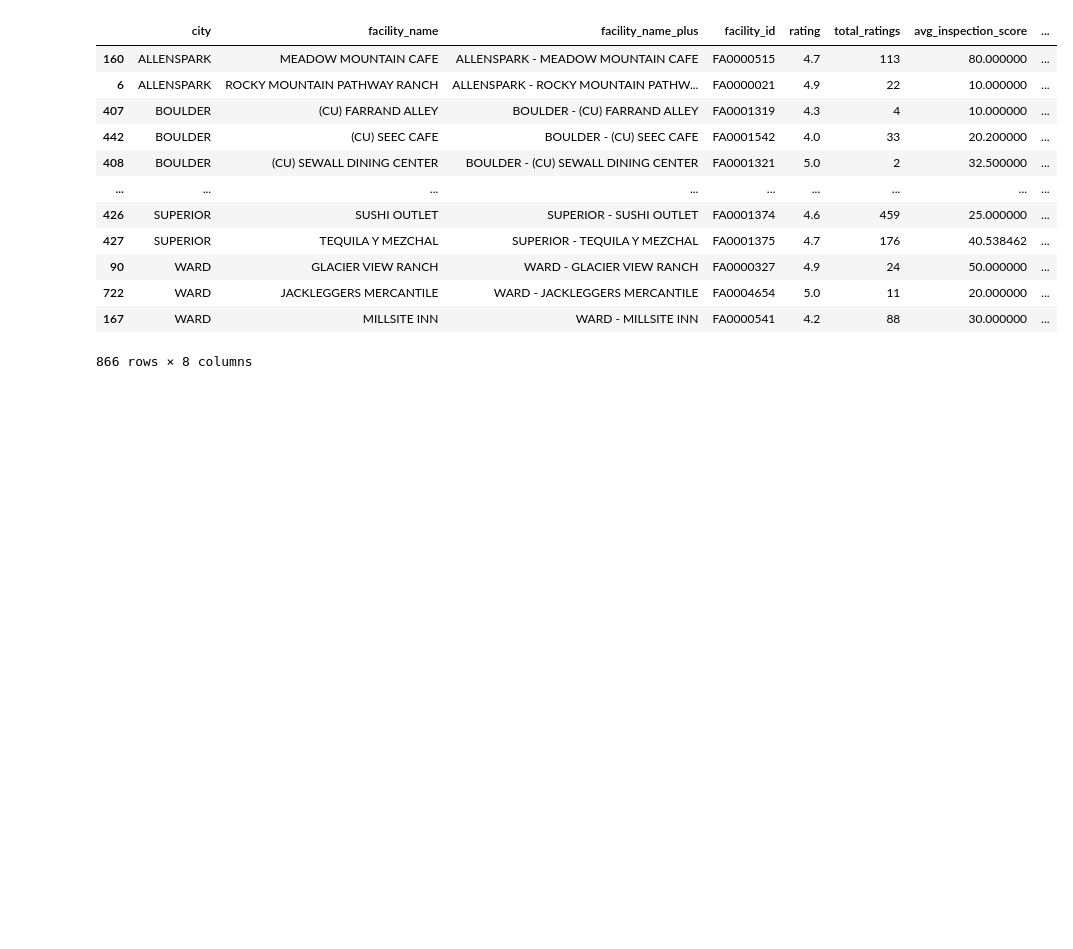
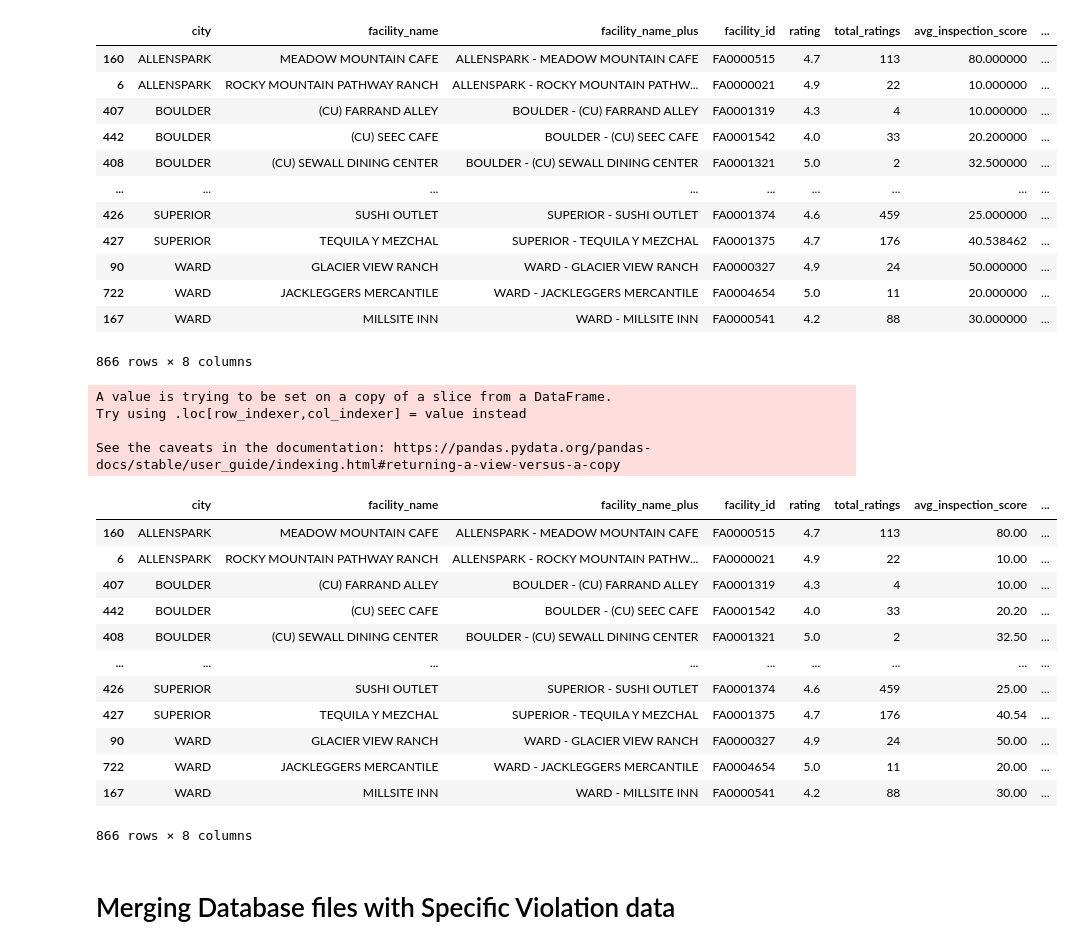
Before and after one commit to kchavez05/boulder-co-health, a Jupyter notebook: Data_Prep/Tableau_cities.ipynb, the cells around one changed output. Saved outputs shown, nothing was run; the diff lists cells and outputs as text; code cells hidden in the pictures; blank space fills up the shorter version.

Commit message:
Json Generation File Manipulation

```diff
--- a/Data_Prep/Tableau_cities.ipynb
+++ b/Data_Prep/Tableau_cities.ipynb
@@ -142,7 +154,7 @@ facilities.tail(30)
 | 167 | FA0000541 | MILLSITE INN | 40.078727 | -105.502677 | 1 | 4.2 | 88 | ... |
 # %%
 #create facilities DF with data columns
-facilities_json = facilities[["city", "facility_name", "facility_name_plus", "facility_id", "rating", "total_ratings", "avg_inspection_score", "avg_violations_count"]].copy()
+facilities_json = facilities[["city", "facility_name", "facility_name_plus", "facility_id", "rating", "total_ratings", "avg_inspection_score", "avg_violations_count"]]
 facilities_json
 # %% [output]
 |  | city | facility_name | facility_name_plus | facility_id | rating | total_ratings | avg_inspection_score | ... |
@@ -161,6 +173,28 @@ facilities_json
 # %%
 # format inspection score data
 facilities_json['avg_inspection_score'] = facilities_json['avg_inspection_score'].map("{:,.2f}".format)
+
+facilities_json
+# %% [output]
+A value is trying to be set on a copy of a slice from a DataFrame.
+Try using .loc[row_indexer,col_indexer] = value instead
+
+See the caveats in the documentation: https://pandas.pydata.org/pandas-docs/stable/user_guide/indexing.html#returning-a-view-versus-a-copy
+|  | city | facility_name | facility_name_plus | facility_id | rating | total_ratings | avg_inspection_score | ... |
+| 160 | ALLENSPARK | MEADOW MOUNTAIN CAFE | ALLENSPARK - MEADOW MOUNTAIN CAFE | FA0000515 | 4.7 | 113 | 80.00 | ... |
+| 6 | ALLENSPARK | ROCKY MOUNTAIN PATHWAY RANCH | ALLENSPARK - ROCKY MOUNTAIN PATHW... | FA0000021 | 4.9 | 22 | 10.00 | ... |
+| 407 | BOULDER | (CU) FARRAND ALLEY | BOULDER - (CU) FARRAND ALLEY | FA0001319 | 4.3 | 4 | 10.00 | ... |
+| 442 | BOULDER | (CU) SEEC CAFE | BOULDER - (CU) SEEC CAFE | FA0001542 | 4.0 | 33 | 20.20 | ... |
+| 408 | BOULDER | (CU) SEWALL DINING CENTER | BOULDER - (CU) SEWALL DINING CENTER | FA0001321 | 5.0 | 2 | 32.50 | ... |
+| ... | ... | ... | ... | ... | ... | ... | ... | ... |
+| 426 | SUPERIOR | SUSHI OUTLET | SUPERIOR - SUSHI OUTLET | FA0001374 | 4.6 | 459 | 25.00 | ... |
+| 427 | SUPERIOR | TEQUILA Y MEZCHAL | SUPERIOR - TEQUILA Y MEZCHAL | FA0001375 | 4.7 | 176 | 40.54 | ... |
+| 90 | WARD | GLACIER VIEW RANCH | WARD - GLACIER VIEW RANCH | FA0000327 | 4.9 | 24 | 50.00 | ... |
+| 722 | WARD | JACKLEGGERS MERCANTILE | WARD - JACKLEGGERS MERCANTILE | FA0004654 | 5.0 | 11 | 20.00 | ... |
+| 167 | WARD | MILLSITE INN | WARD - MILLSITE INN | FA0000541 | 4.2 | 88 | 30.00 | ... |
+866 rows × 8 columns
+# %% [markdown]
+# Merging Database files with Specific Violation data
 # %%
 # Export cleaned, dataset for Json conversion
 output_data = "Export/dashboard_facility_data_cities.csv"
```
Also changed, not shown: parts of 1 cell of this notebook.
